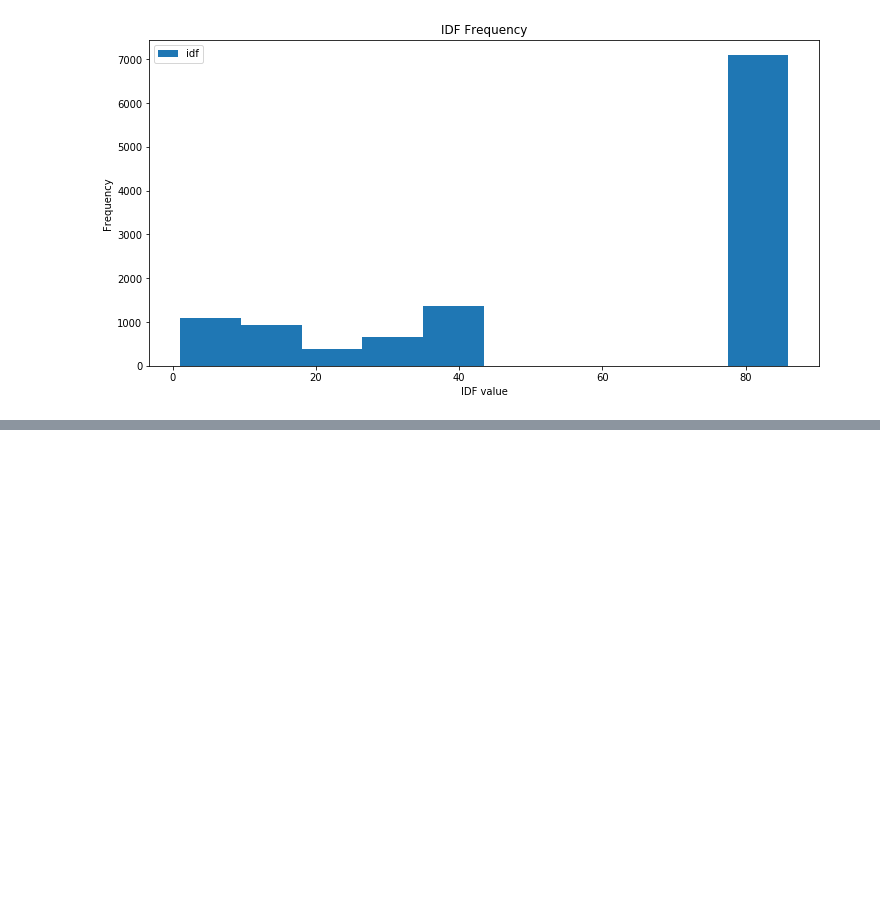
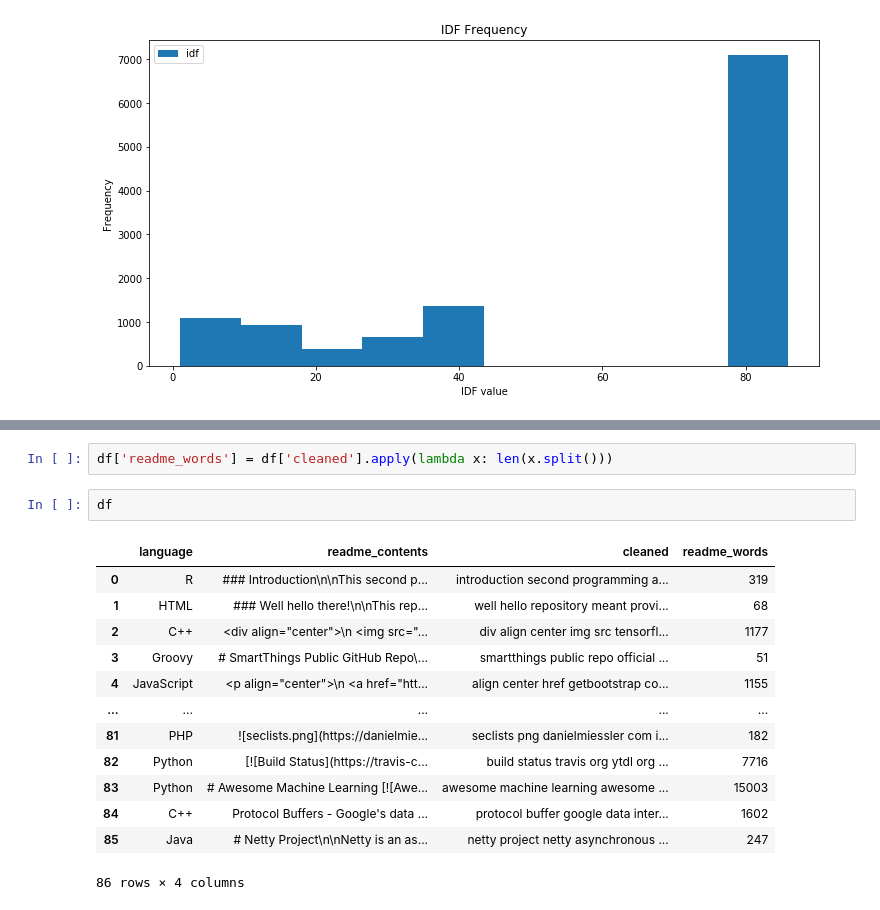
Before and after one commit to The-Tree-Muskeeters/git-language, a Jupyter notebook: nlp_project_ravinder.ipynb, the cells around one changed output, grey strips where cells are left out. Saved outputs shown, nothing was run; the diff lists cells and outputs as text; blank space fills up the shorter version.

```diff
--- a/nlp_project_ravinder.ipynb
+++ b/nlp_project_ravinder.ipynb
@@ -271,0 +288,18 @@ Text(0.5, 0, 'IDF value')
+# %%
+df['readme_words'] = df['cleaned'].apply(lambda x: len(x.split()))
+# %%
+df
+# %% [output]
+|  | language | readme_contents | cleaned | readme_words |
+| 0 | R | ### Introduction\n\nThis second p... | introduction second programming a... | 319 |
+| 1 | HTML | ### Well hello there!\n\nThis rep... | well hello repository meant provi... | 68 |
+| 2 | C++ | <div align="center">\n <img src="... | div align center img src tensorfl... | 1177 |
+| 3 | Groovy | # SmartThings Public GitHub Repo\... | smartthings public repo official ... | 51 |
+| 4 | JavaScript | <p align="center">\n <a href="htt... | align center href getbootstrap co... | 1155 |
+| ... | ... | ... | ... | ... |
+| 81 | PHP | ![seclists.png](https://danielmie... | seclists png danielmiessler com i... | 182 |
+| 82 | Python | [![Build Status](https://travis-c... | build status travis org ytdl org ... | 7716 |
+| 83 | Python | # Awesome Machine Learning [![Awe... | awesome machine learning awesome ... | 15003 |
+| 84 | C++ | Protocol Buffers - Google's data ... | protocol buffer google data inter... | 1602 |
+| 85 | Java | # Netty Project\n\nNetty is an as... | netty project netty asynchronous ... | 247 |
+86 rows × 4 columns
```
Also changed, not shown: parts of 2 cells of this notebook.
